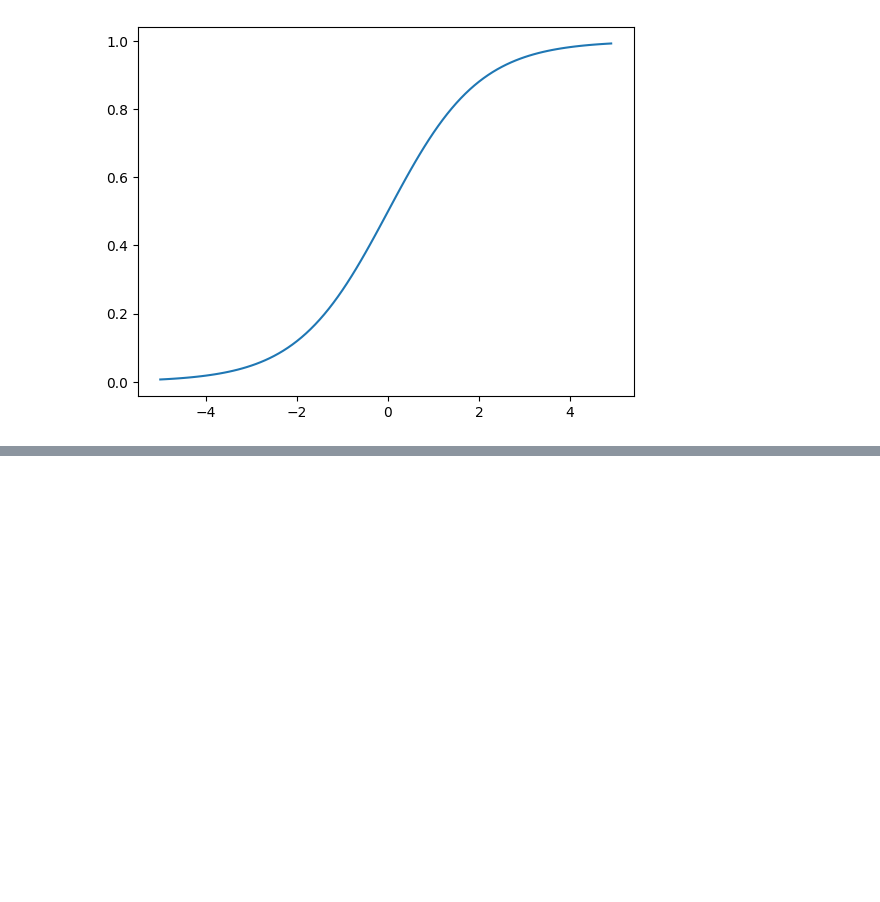
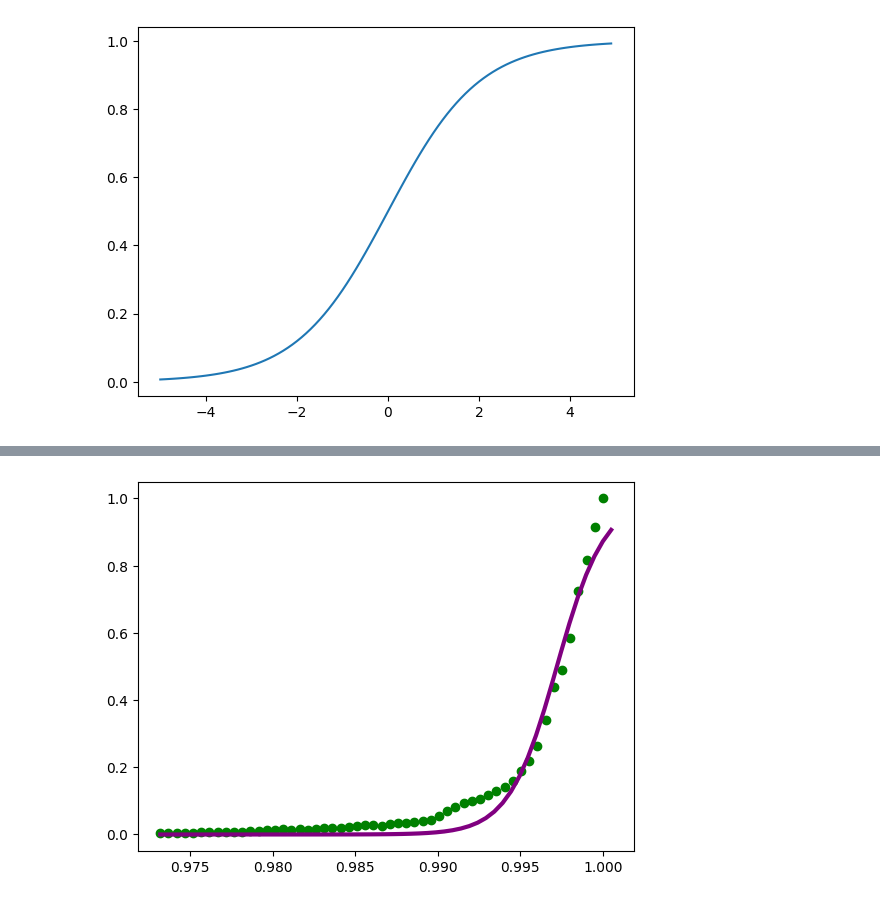
Before and after one commit to sandipmurmu/data_experiments, a Jupyter notebook: data_sci/example.ipynb, the cells around one changed output, grey strips where cells are left out. Cells and saved outputs as stored; diff of their text form; code cells hidden in the pictures; blank space fills up the shorter version.

```diff
--- a/data_sci/example.ipynb
+++ b/data_sci/example.ipynb
@@ -57,0 +58,4 @@ plt.show()
+# %%
+#normalize
+x_norm = x_actual / max(x_actual)
+y_norm = y_actual / max(y_actual)
@@ -57,0 +75,6 @@ plt.show()
+# %%
+plt.plot(x_norm, y_norm, 'go', label='Normalized Data')  # Changed color to green for data points
+plt.plot(x_fit, y_fit, linewidth=3.0, color='purple', label='Sigmoid Fit')  # Changed color to purple for the sigmoid fit line
+plt.show()
+# %% [output]
+[figure, added]
```
Also changed, not shown: parts of 4 cells of this notebook.
